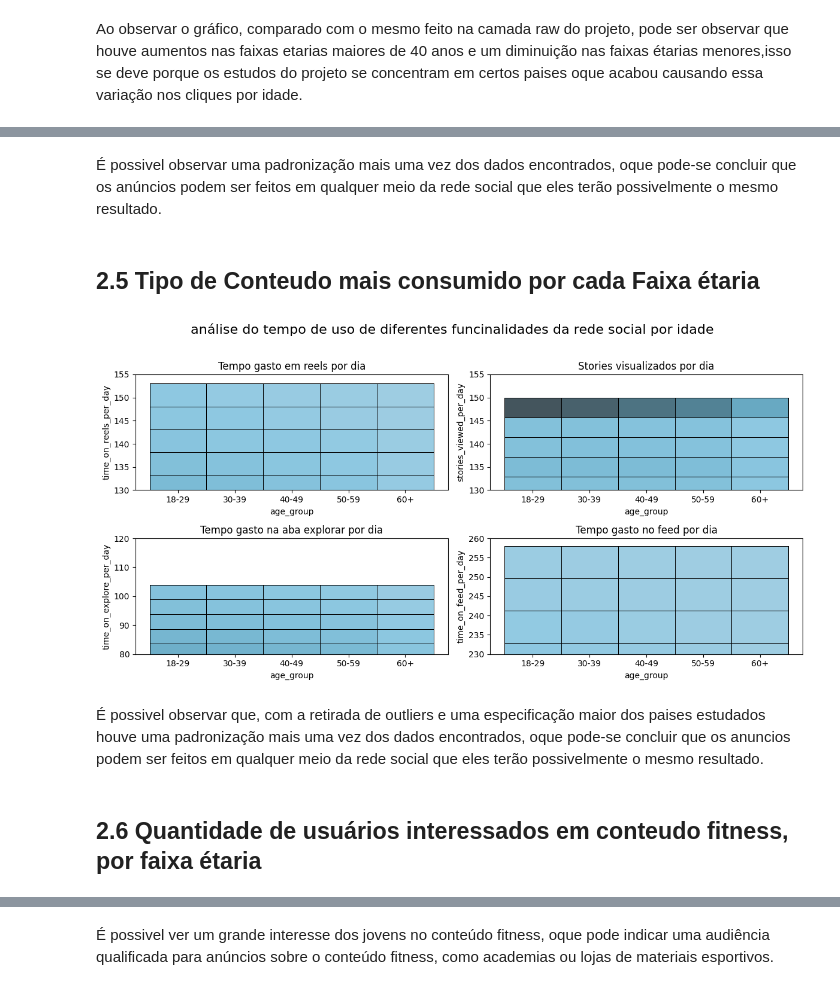
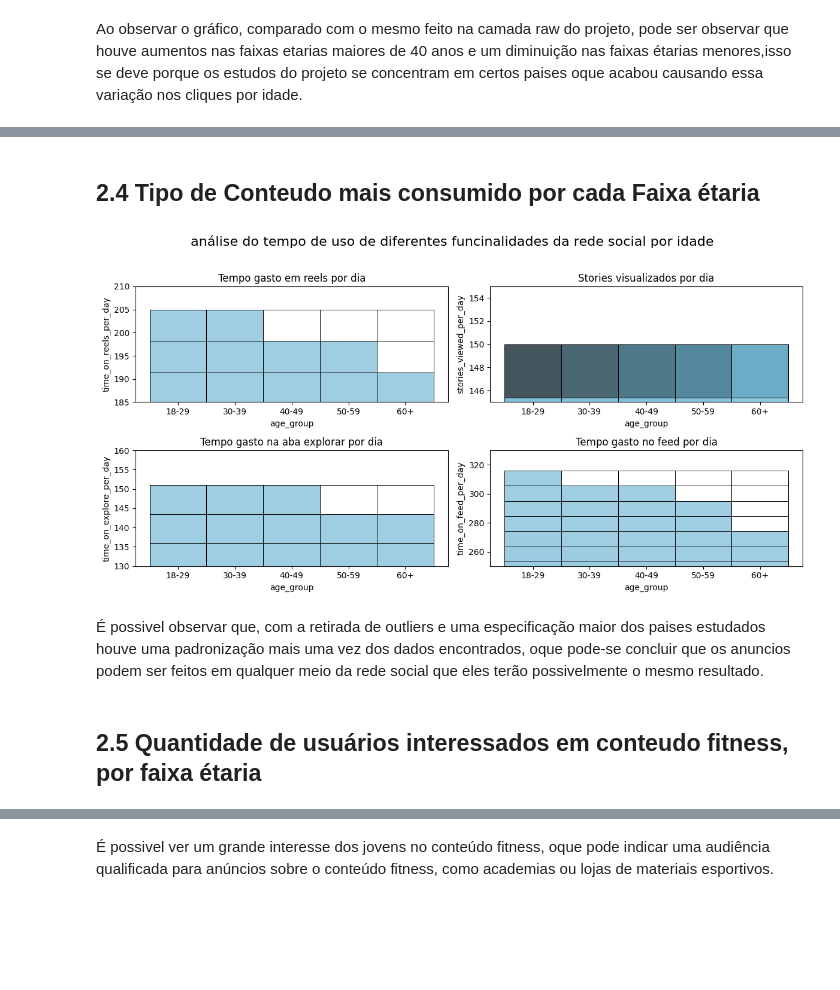
Before and after one commit to H3ytt0r62/SBD2-Social_Media_User_Analysis, a Jupyter notebook: Data layer/Silver/analytcs.ipynb, the cells around one changed output, grey strips where cells are left out. Saved outputs shown, nothing was run; the diff lists cells and outputs as text; code cells hidden in the pictures; blank space fills up the shorter version.

```diff
--- a/Data layer/Silver/analytcs.ipynb
+++ b/Data layer/Silver/analytcs.ipynb
@@ -170,46 +136,42 @@ plt.tight_layout()
-# %% [markdown]
-É possivel observar uma padronização mais uma vez dos dados encontrados, oque pode-se concluir que os anúncios podem ser feitos em qualquer meio da rede social que eles terão possivelmente o mesmo resultado.
 # %% [markdown]
-## 2.5 Tipo de Conteudo mais consumido por cada Faixa étaria
+## 2.4 Tipo de Conteudo mais consumido por cada Faixa étaria
 # %%
 fig = plt.figure(figsize=(12,6))
 grid = fig.add_gridspec(2,2)
 
 binsv= [20,30,40,50,60,70]
 labels = ['18-29','30-39','40-49','50-59','60+']
 
 df_silver['age_group'] = pd.cut(df_silver['age'], bins=binsv, labels=labels, right=False)
 
 ax1 = fig.add_subplot(grid[0,0])
 ax2 = fig.add_subplot(grid[0,1])
 ax3 = fig.add_subplot(grid[1,0])
 ax4 = fig.add_subplot(grid[1,1])
 
 graf1 = sns.histplot(x='age_group', y='time_on_reels_per_day', data=df_silver, kde=True, color='skyblue',ax = ax1,bins=30,edgecolor= 'black',linewidth=0.5)
 graf2 = sns.histplot(x='age_group', y='stories_viewed_per_day', data=df_silver, kde=True, bins=30, color='skyblue',ax = ax2,edgecolor= 'black',linewidth=0.5)
 graf3 = sns.histplot(x='age_group', y='time_on_explore_per_day', data=df_silver, kde=True, bins=20, color='skyblue',ax = ax3,edgecolor= 'black',linewidth=0.5)
 graf4 = sns.histplot(x='age_group', y='time_on_feed_per_day', data=df_silver, kde=True, bins=30, color='skyblue',ax = ax4,edgecolor= 'black',linewidth=0.5)
 
-
-graf1.set_ylim(130,155)
-graf2.set_ylim(130,155)
-graf3.set_ylim(80,120)
-graf4.set_ylim(230,260)
-
+graf1.set_ylim(185,210)
+graf2.set_ylim(145,155)
+graf3.set_ylim(130,160)
+graf4.set_ylim(250,330)
 
 graf1.set_title('Tempo gasto em reels por dia')
 graf2.set_title('Stories visualizados por dia')
 graf3.set_title('Tempo gasto na aba explorar por dia')
 graf4.set_title('Tempo gasto no feed por dia')
 
 fig.suptitle('análise do tempo de uso de diferentes funcinalidades da rede social por idade',fontsize=16, y=1.02,x=0.5 )
 plt.tight_layout()
 # %% [output]
-[figure, old version]
+[figure, new version]
 # %% [markdown]
 É possivel observar que, com a retirada de outliers e uma  especificação maior dos paises estudados houve uma padronização mais uma vez dos dados encontrados, oque pode-se concluir que os anuncios podem ser feitos em qualquer meio da rede social que eles terão possivelmente o mesmo resultado.
 # %% [markdown]
-## 2.6 Quantidade de usuários interessados em conteudo fitness, por faixa étaria
+## 2.5 Quantidade de usuários interessados em conteudo fitness, por faixa étaria
 # %%
 plt.figure(figsize=(12,6))
 df_fit = df_silver[df_silver['preferred_content_theme'] == 'Fitness'].copy()
```
Also changed, not shown: parts of 21 cells of this notebook, 2 other files.
